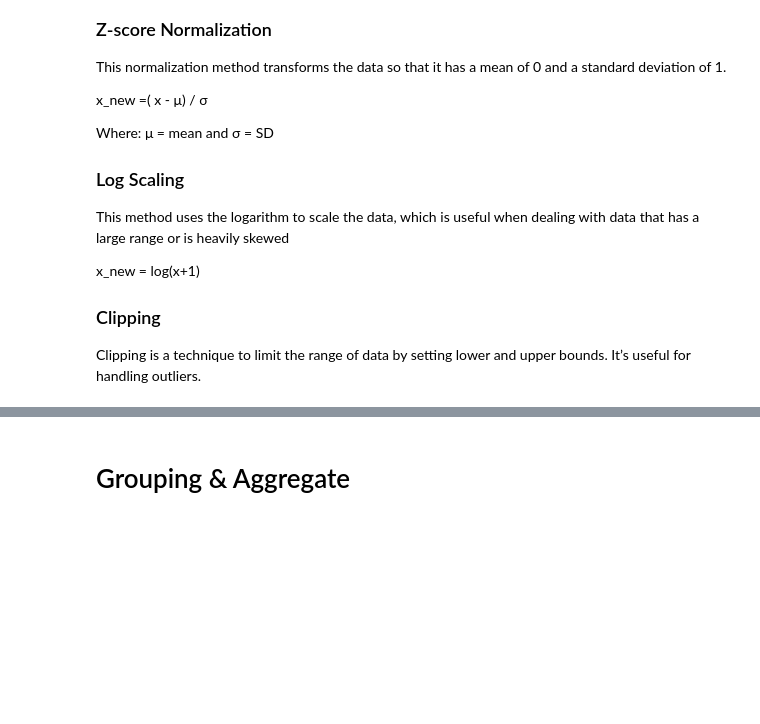
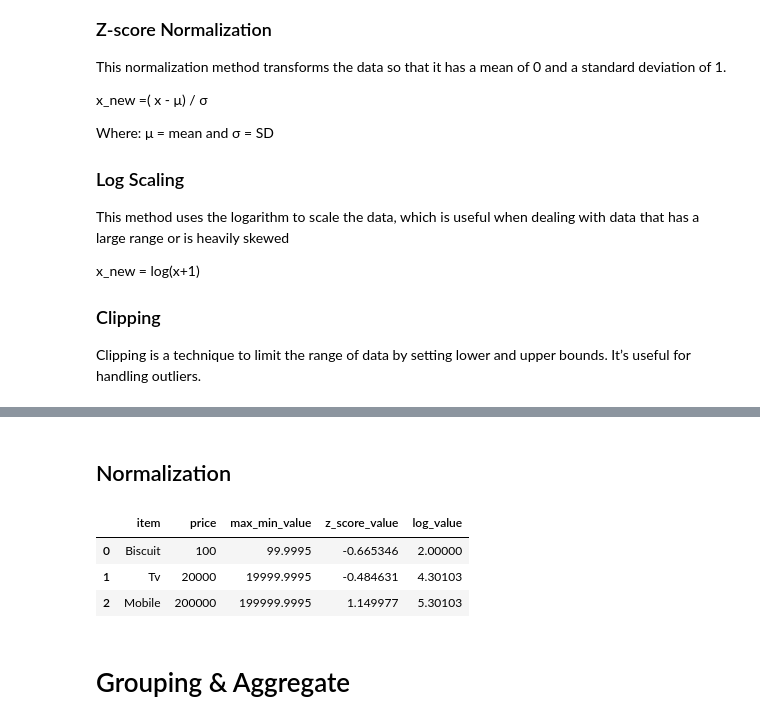
Before and after one commit to tekraj/python-programming, a Jupyter notebook: week-3-Data Analysis with Pandas.ipynb, the cells around one changed output, grey strips where cells are left out. Drawn from its saved outputs; the diff is of its cells as text; code cells hidden in the pictures; blank space fills up the shorter version.

```diff
--- a/week-3-Data Analysis with Pandas.ipynb
+++ b/week-3-Data Analysis with Pandas.ipynb
@@ -652,3 +597,27 @@ products.head()
+# %% [markdown]
+## Normalization
+# %%
+import pandas as pd
+import numpy as np
+data = {
+ "item":['Biscuit','Tv','Mobile'],
+ "price":[100,20000,200000],
+}
+data_frame = pd.DataFrame(data)
+data_frame['max_min_value'] = data_frame['price'] - data_frame['price'].min()/ \
+    (data_frame['price'].max()-data_frame['price'].min())
+
+
+mean = data_frame['price'].mean()
+sd = data_frame['price'].std()
+data_frame['z_score_value']  = (data_frame['price'] - mean) / sd
+data_frame['log_value'] = np.log10( data_frame['price'])
+data_frame
+# %% [output]
+|  | item | price | max_min_value | z_score_value | log_value |
+| 0 | Biscuit | 100 | 99.9995 | -0.665346 | 2.00000 |
+| 1 | Tv | 20000 | 19999.9995 | -0.484631 | 4.30103 |
+| 2 | Mobile | 200000 | 199999.9995 | 1.149977 | 5.30103 |
 # %% [markdown]
 # Grouping & Aggregate
 # %% [markdown]
```
Also changed, not shown: parts of 20 cells of this notebook, 3 other files.
